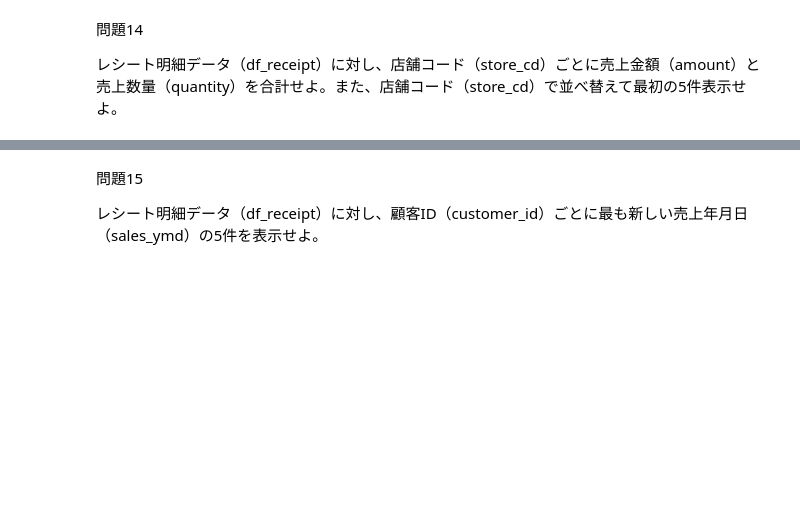
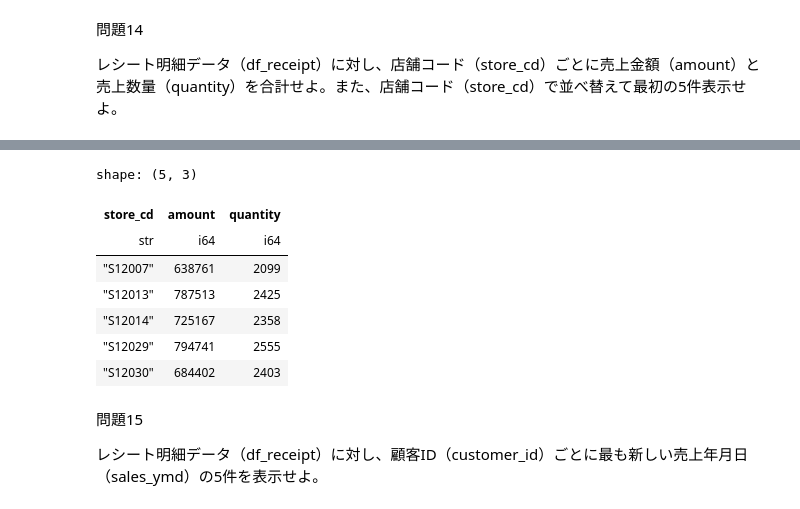
Before and after one commit to fuga2007/xbp-polars, a Jupyter notebook: 50knocks.ipynb, the cells around one changed output, grey strips where cells are left out. Cells and saved outputs as stored; diff of their text form; code cells hidden in the pictures; blank space fills up the shorter version.

```diff
--- a/50knocks.ipynb
+++ b/50knocks.ipynb
@@ -336,11 +336,23 @@ shape: (5, 3)
 <img src="https://i.gyazo.com/faa30f87295d53ede6c8c639ebfe046e.png" width="200px">
 # %%
 (df_receipt
-
-
-
-
- )
+.group_by('store_cd')
+.agg(
+    pl.col('amount').sum(),
+    pl.col('quantity').sum()
+)
+.sort('store_cd')
+.head(5)
+  )
+# %% [output]
+shape: (5, 3)
+| store_cd | amount | quantity |
+| str | i64 | i64 |
+| "S12007" | 638761 | 2099 |
+| "S12013" | 787513 | 2425 |
+| "S12014" | 725167 | 2358 |
+| "S12029" | 794741 | 2555 |
+| "S12030" | 684402 | 2403 |
 # %% [markdown]
 問題15
 
```
Also changed, not shown: parts of 7 cells of this notebook.
